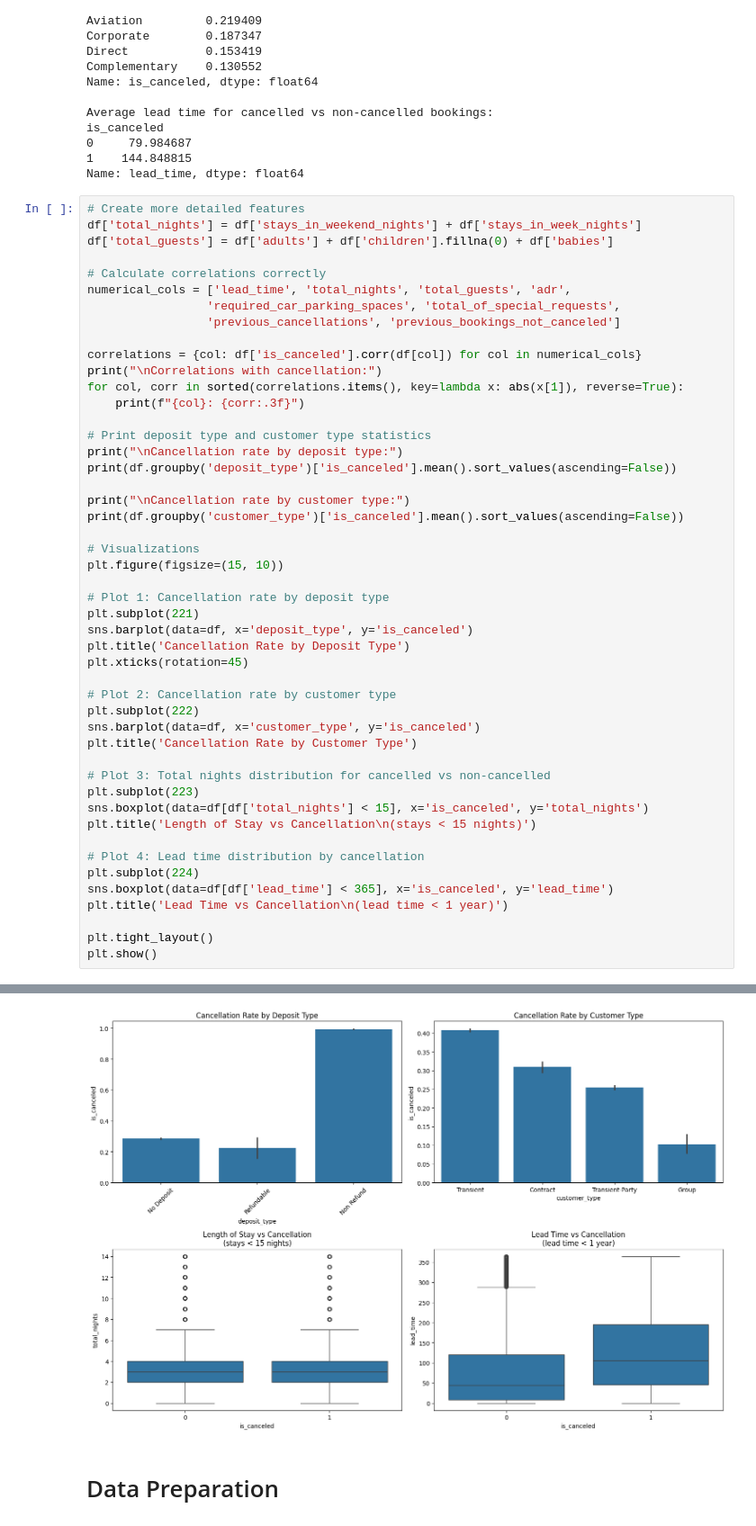
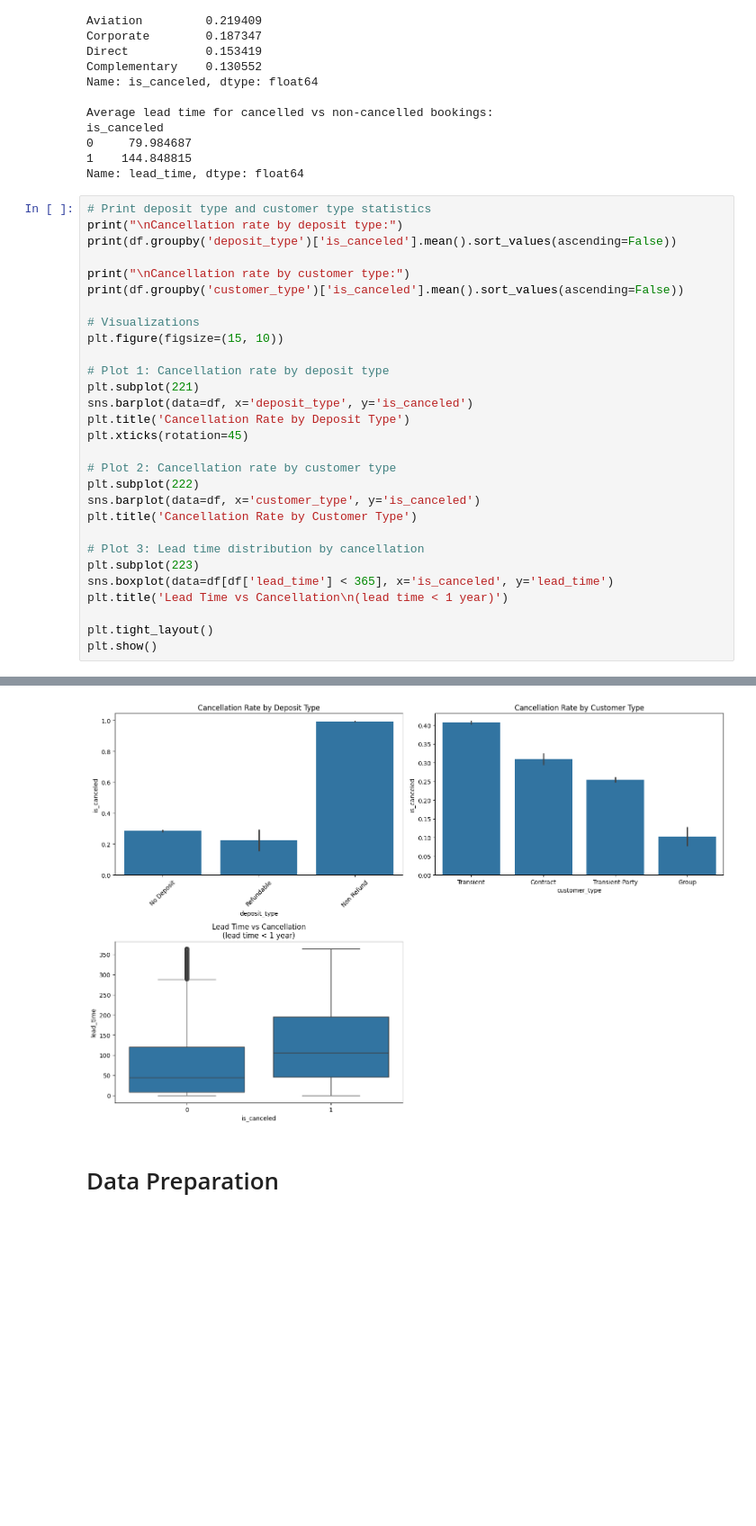
Before and after one commit to nandohos/mindd, a Jupyter notebook: TP1/TP1.ipynb, the cells around one changed output, grey strips where cells are left out. Shown at 90% size. Cells and saved outputs as stored; diff of their text form; blank space fills up the shorter version.

```diff
--- a/TP1/TP1.ipynb
+++ b/TP1/TP1.ipynb
@@ -154,20 +154,6 @@ is_canceled
 1    144.848815
 Name: lead_time, dtype: float64
 # %%
-# Create more detailed features
-df['total_nights'] = df['stays_in_weekend_nights'] + df['stays_in_week_nights']
-df['total_guests'] = df['adults'] + df['children'].fillna(0) + df['babies']
-
-# Calculate correlations correctly
-numerical_cols = ['lead_time', 'total_nights', 'total_guests', 'adr',
-                 'required_car_parking_spaces', 'total_of_special_requests',
-                 'previous_cancellations', 'previous_bookings_not_canceled']
-
-correlations = {col: df['is_canceled'].corr(df[col]) for col in numerical_cols}
-print("\nCorrelations with cancellation:")
-for col, corr in sorted(correlations.items(), key=lambda x: abs(x[1]), reverse=True):
-    print(f"{col}: {corr:.3f}")
-
 # Print deposit type and customer type statistics
 print("\nCancellation rate by deposit type:")
 print(df.groupby('deposit_type')['is_canceled'].mean().sort_values(ascending=False))
@@ -189,13 +175,8 @@ plt.subplot(222)
 sns.barplot(data=df, x='customer_type', y='is_canceled')
 plt.title('Cancellation Rate by Customer Type')
 
-# Plot 3: Total nights distribution for cancelled vs non-cancelled
+# Plot 3: Lead time distribution by cancellation
 plt.subplot(223)
-sns.boxplot(data=df[df['total_nights'] < 15], x='is_canceled', y='total_nights')
-plt.title('Length of Stay vs Cancellation\n(stays < 15 nights)')
-
-# Plot 4: Lead time distribution by cancellation
-plt.subplot(224)
 sns.boxplot(data=df[df['lead_time'] < 365], x='is_canceled', y='lead_time')
 plt.title('Lead Time vs Cancellation\n(lead time < 1 year)')
 
@@ -218,7 +196,7 @@ deposit_type
 Contract           0.309617
 Transient-Party    0.254299
 Group              0.102253
 Name: is_canceled, dtype: float64
-[figure, old version]
+[figure, new version]
 # %% [markdown]
 # Data Preparation
```
Also changed, not shown: parts of 41 cells of this notebook.
